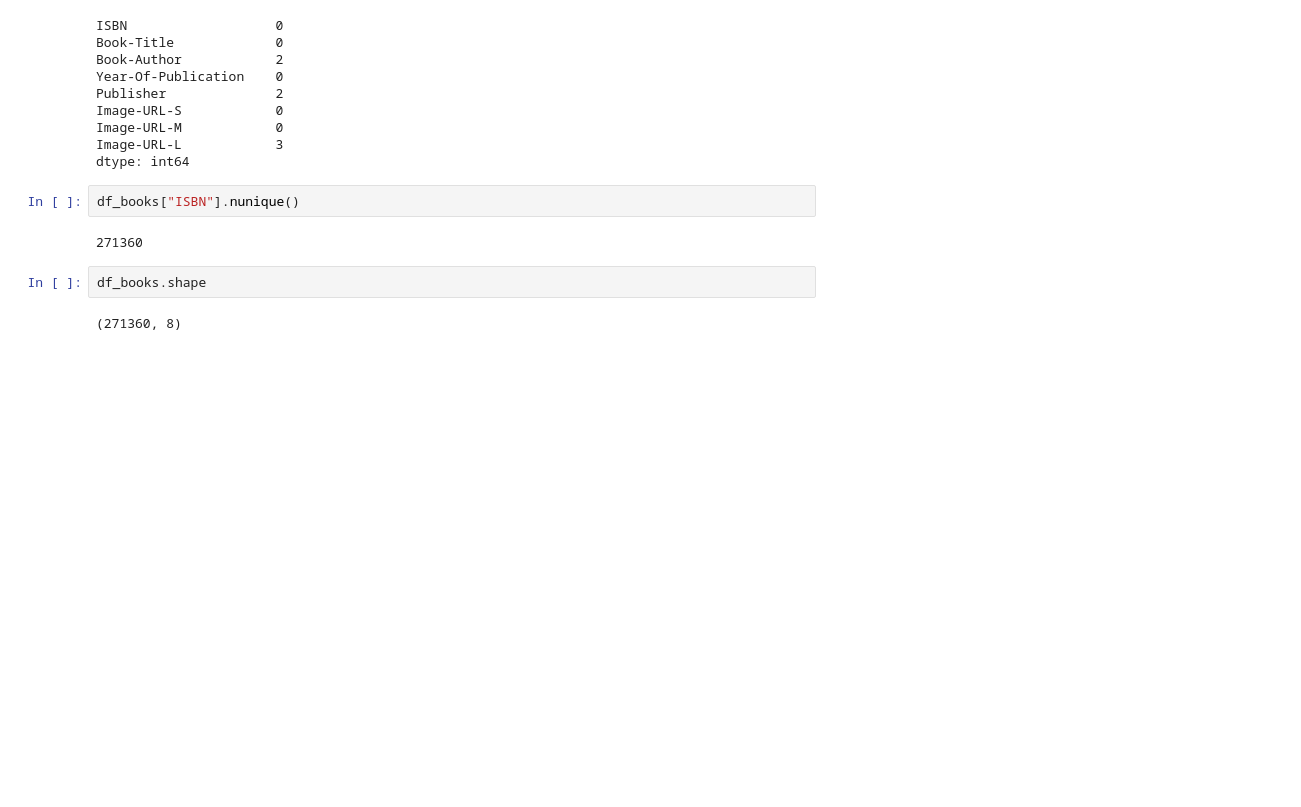
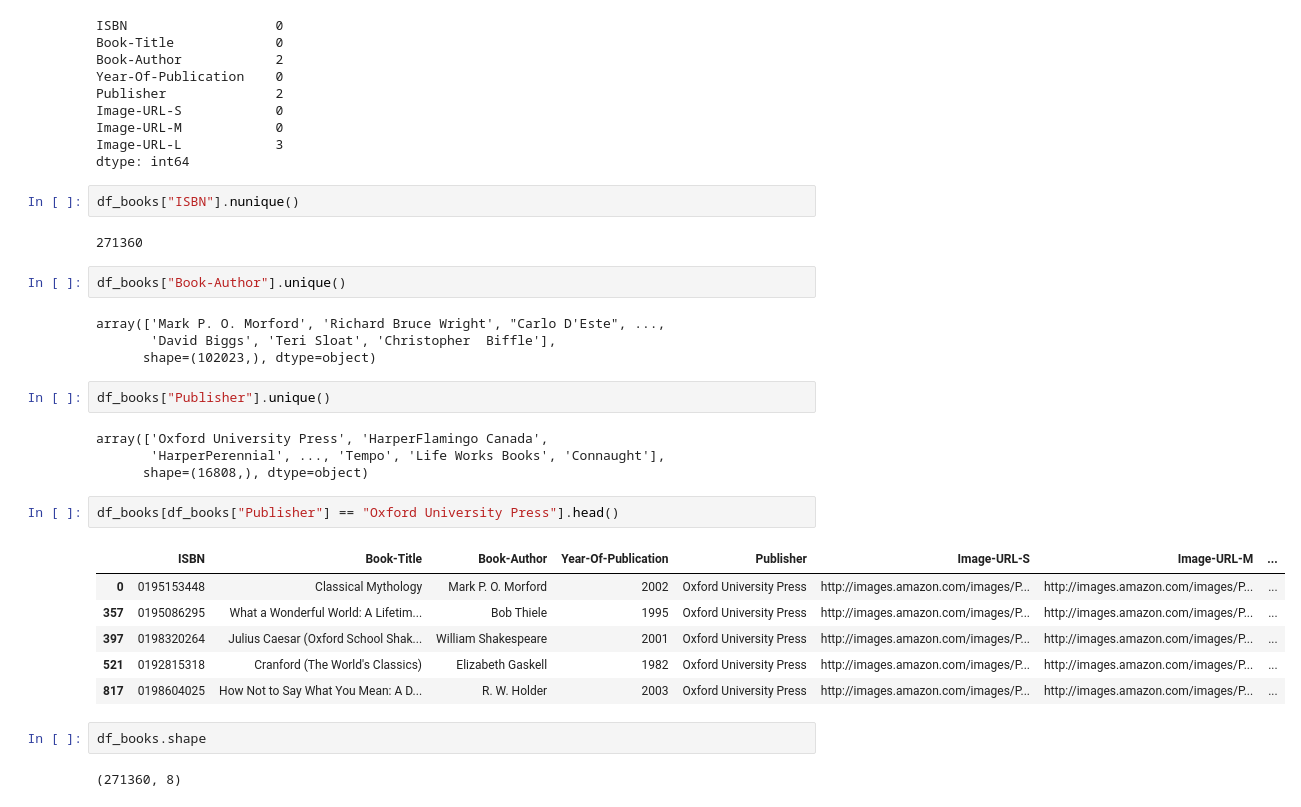
Before and after one commit to Krishil-Jayswal/Recommendation-Engine, a Jupyter notebook: main.ipynb, the cells around one changed output. Drawn from its saved outputs; the diff is of its cells as text; blank space fills up the shorter version.

```diff
--- a/main.ipynb
+++ b/main.ipynb
@@ -140,6 +140,27 @@ dtype: int64
 df_books["ISBN"].nunique()
 # %% [output]
 271360
+# %%
+df_books["Book-Author"].unique()
+# %% [output]
+array(['Mark P. O. Morford', 'Richard Bruce Wright', "Carlo D'Este", ...,
+       'David Biggs', 'Teri Sloat', 'Christopher  Biffle'],
+      shape=(102023,), dtype=object)
+# %%
+df_books["Publisher"].unique()
+# %% [output]
+array(['Oxford University Press', 'HarperFlamingo Canada',
+       'HarperPerennial', ..., 'Tempo', 'Life Works Books', 'Connaught'],
+      shape=(16808,), dtype=object)
+# %%
+df_books[df_books["Publisher"] == "Oxford University Press"].head()
+# %% [output]
+|  | ISBN | Book-Title | Book-Author | Year-Of-Publication | Publisher | Image-URL-S | Image-URL-M | ... |
+| 0 | 0195153448 | Classical Mythology | Mark P. O. Morford | 2002 | Oxford University Press | http://images.amazon.com/images/P... | http://images.amazon.com/images/P... | ... |
+| 357 | 0195086295 | What a Wonderful World: A Lifetim... | Bob Thiele | 1995 | Oxford University Press | http://images.amazon.com/images/P... | http://images.amazon.com/images/P... | ... |
+| 397 | 0198320264 | Julius Caesar (Oxford School Shak... | William Shakespeare | 2001 | Oxford University Press | http://images.amazon.com/images/P... | http://images.amazon.com/images/P... | ... |
+| 521 | 0192815318 | Cranford (The World's Classics) | Elizabeth Gaskell | 1982 | Oxford University Press | http://images.amazon.com/images/P... | http://images.amazon.com/images/P... | ... |
+| 817 | 0198604025 | How Not to Say What You Mean: A D... | R. W. Holder | 2003 | Oxford University Press | http://images.amazon.com/images/P... | http://images.amazon.com/images/P... | ... |
 # %%
 df_books.shape
 # %% [output]
```
Also changed, not shown: parts of 7 cells of this notebook, 2 other files.
